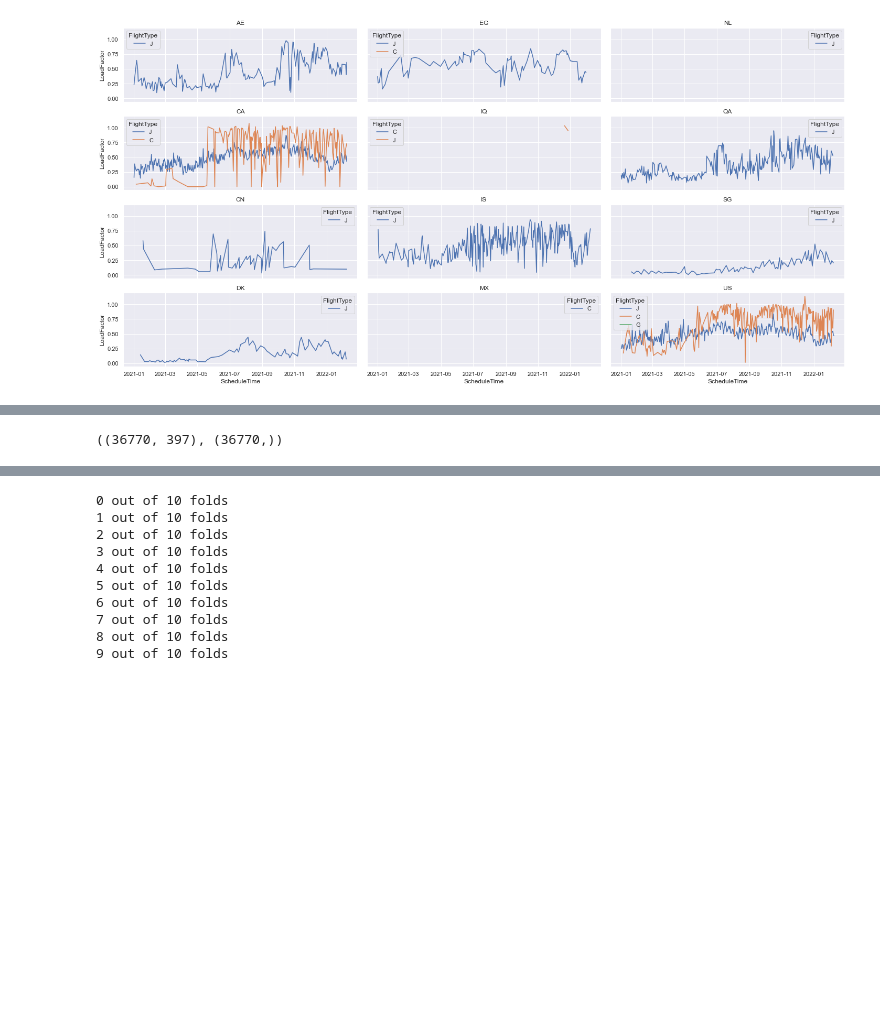
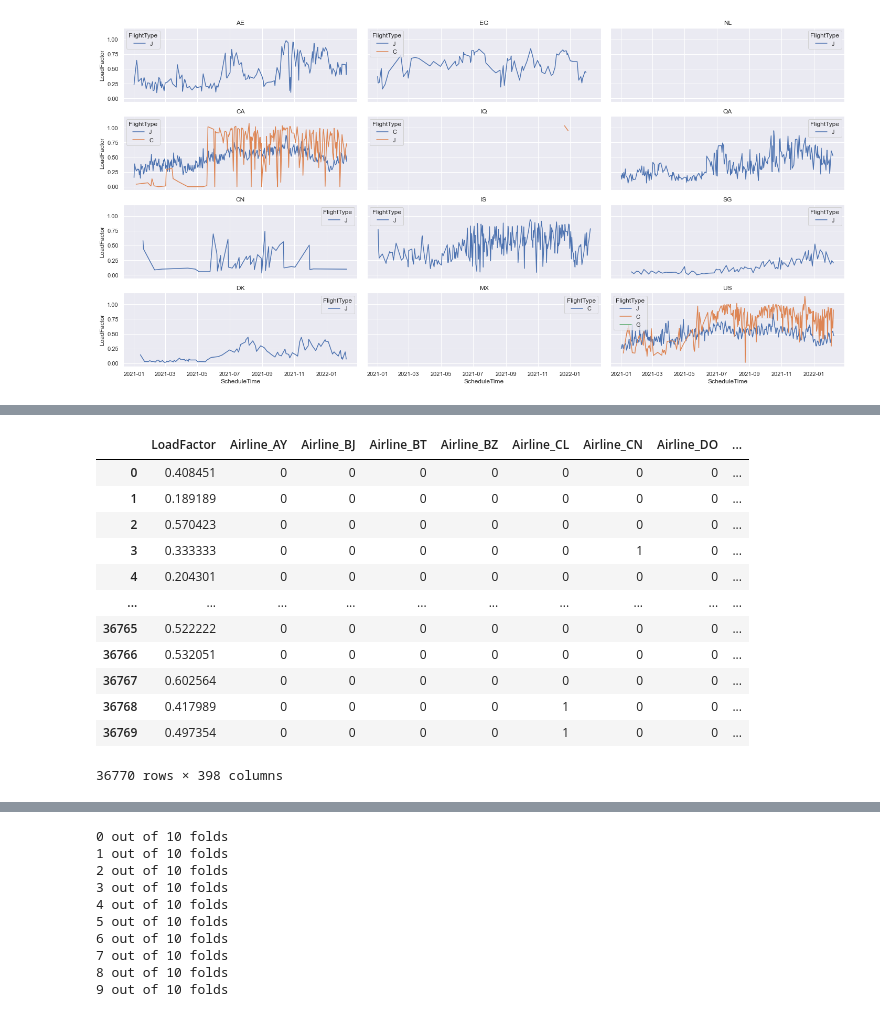
Before and after one commit to MatildeDP/ComputationalDataAnalysisProject, a Jupyter notebook: case1.ipynb, the cells around one changed output, grey strips where cells are left out. Cells and saved outputs as stored; diff of their text form; code cells hidden in the pictures; blank space fills up the shorter version.

```diff
--- a/case1.ipynb
+++ b/case1.ipynb
@@ -73,8 +152,20 @@ fig.tight_layout()
 # %%
 data = pd.get_dummies(df).drop(["FlightNumber", "SeatCapacity", "ScheduleTime"], axis = 1)
 y = data.LoadFactor.values
 X = data.drop("LoadFactor", axis = 1).values
 
-X.shape, y.shape
+data
 # %% [output]
+|  | LoadFactor | Airline_AY | Airline_BJ | Airline_BT | Airline_BZ | Airline_CL | Airline_CN | Airline_DO | ... |
+| 0 | 0.408451 | 0 | 0 | 0 | 0 | 0 | 0 | 0 | ... |
+| 1 | 0.189189 | 0 | 0 | 0 | 0 | 0 | 0 | 0 | ... |
+| 2 | 0.570423 | 0 | 0 | 0 | 0 | 0 | 0 | 0 | ... |
+| 3 | 0.333333 | 0 | 0 | 0 | 0 | 0 | 1 | 0 | ... |
+| 4 | 0.204301 | 0 | 0 | 0 | 0 | 0 | 0 | 0 | ... |
+| ... | ... | ... | ... | ... | ... | ... | ... | ... | ... |
+| 36765 | 0.522222 | 0 | 0 | 0 | 0 | 0 | 0 | 0 | ... |
+| 36766 | 0.532051 | 0 | 0 | 0 | 0 | 0 | 0 | 0 | ... |
+| 36767 | 0.602564 | 0 | 0 | 0 | 0 | 0 | 0 | 0 | ... |
+| 36768 | 0.417989 | 0 | 0 | 0 | 0 | 1 | 0 | 0 | ... |
+| 36769 | 0.497354 | 0 | 0 | 0 | 0 | 1 | 0 | 0 | ... |
-((36770, 397), (36770,))
+36770 rows × 398 columns
```
Also changed, not shown: parts of 16 cells of this notebook, 1 other file.
